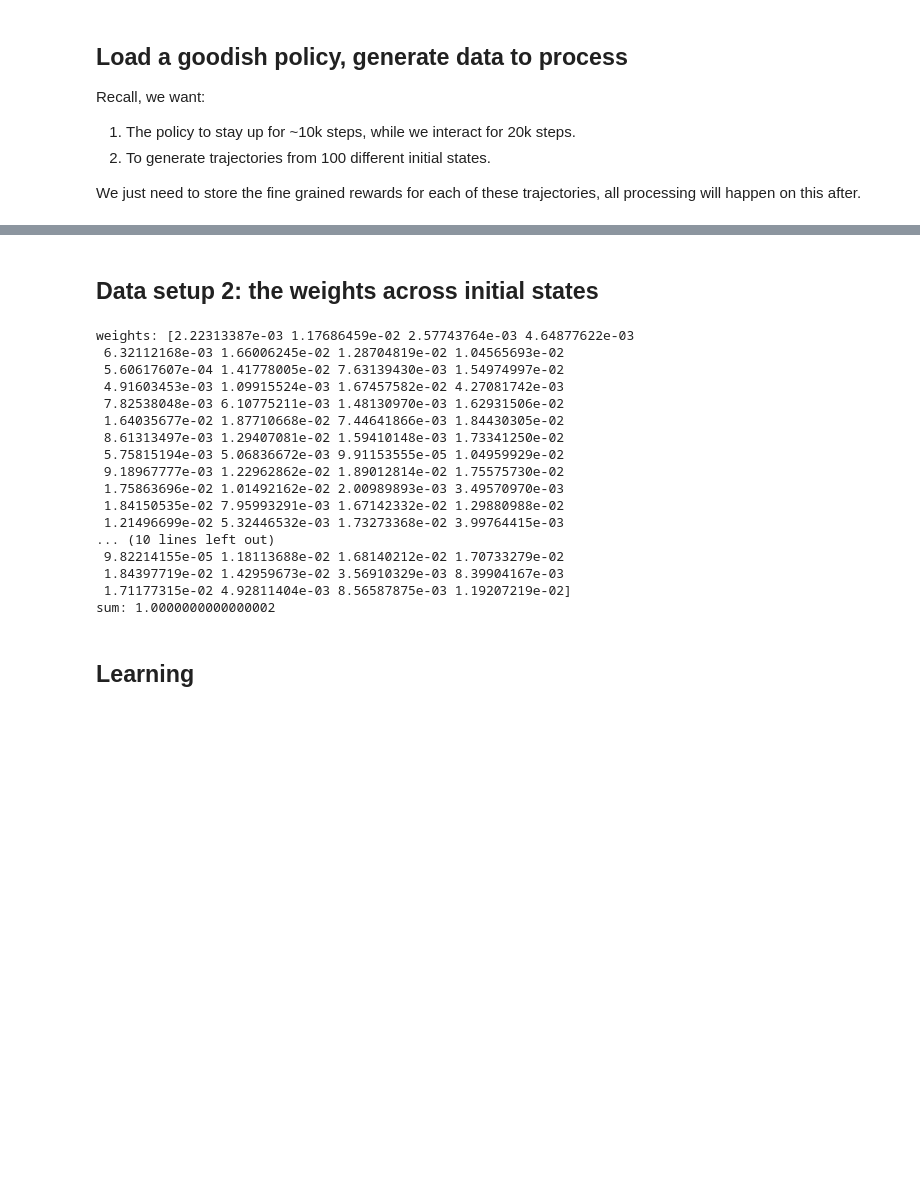
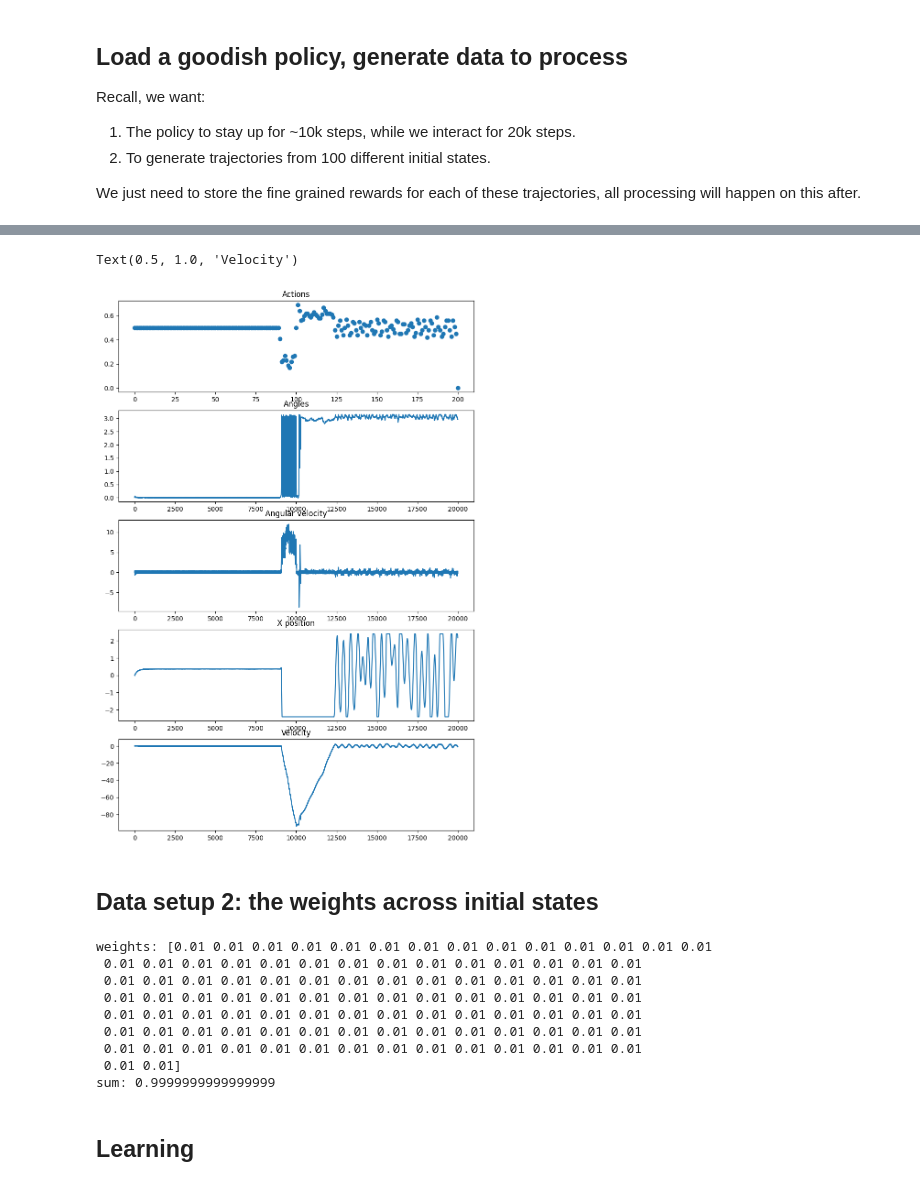
Before and after one commit to aa14k/adaptive_time, a Jupyter notebook: code/adaptive_time/notebooks/value_estimation.ipynb, the cells around one changed output, grey strips where cells are left out. Saved outputs shown, nothing was run; the diff lists cells and outputs as text; code cells hidden in the pictures; blank space fills up the shorter version.

```diff
--- a/code/adaptive_time/notebooks/value_estimation.ipynb
+++ b/code/adaptive_time/notebooks/value_estimation.ipynb
@@ -164,32 +226,51 @@ all rewards shape: (100, 20001)
+# %%
+fig, ax = plt.subplots(5, 1, figsize=(10, 15))
+
+# Actions -- bin them:
+binsize = 100
+binned_actions = []
+for i in range(0, len(actions[traj_idx]), binsize):
+    binned_actions.append(np.mean(actions[traj_idx][i:i+binsize]))
+ax[0].plot(binned_actions, linestyle="none", marker="o")
+ax[0].set_title("Actions")
+
+# ax[0].plot(np.abs(actions[traj_idx]), linestyle="none", marker="o")
+ax[1].plot(np.abs(angles[traj_idx]))
+ax[1].set_title("Angles")
+
+ax[2].plot(d_angles[traj_idx])
+ax[2].set_title("Angular velocity")
+
+ax[3].plot(xs[traj_idx])
+ax[3].set_title("X position")
+
+ax[4].plot(dxs[traj_idx])
+ax[4].set_title("Velocity")
+# %% [output]
+Text(0.5, 1.0, 'Velocity')
+[figure, added]
 # %% [markdown]
 ## Data setup 2: the weights across initial states
 # %%
 seed = 43
 run_lib.reset_randomness(seed, env=None)
 
-weights = np.random.random((num_trajs,))
-weights /= np.sum(weights)
+weights = np.ones((num_trajs,)) / num_trajs
+# weights = np.random.random((num_trajs,))
+# weights /= np.sum(weights)
 
 print("weights:", weights)
 print("sum:", np.sum(weights))
 # %% [output]
-weights: [2.22313387e-03 1.17686459e-02 2.57743764e-03 4.64877622e-03
- 6.32112168e-03 1.66006245e-02 1.28704819e-02 1.04565693e-02
- 5.60617607e-04 1.41778005e-02 7.63139430e-03 1.54974997e-02
- 4.91603453e-03 1.09915524e-03 1.67457582e-02 4.27081742e-03
- 7.82538048e-03 6.10775211e-03 1.48130970e-03 1.62931506e-02
- 1.64035677e-02 1.87710668e-02 7.44641866e-03 1.84430305e-02
- 8.61313497e-03 1.29407081e-02 1.59410148e-03 1.73341250e-02
- 5.75815194e-03 5.06836672e-03 9.91153555e-05 1.04959929e-02
- 9.18967777e-03 1.22962862e-02 1.89012814e-02 1.75575730e-02
- 1.75863696e-02 1.01492162e-02 2.00989893e-03 3.49570970e-03
- 1.84150535e-02 7.95993291e-03 1.67142332e-02 1.29880988e-02
- 1.21496699e-02 5.32446532e-03 1.73273368e-02 3.99764415e-03
-... (10 lines left out)
- 9.82214155e-05 1.18113688e-02 1.68140212e-02 1.70733279e-02
- 1.84397719e-02 1.42959673e-02 3.56910329e-03 8.39904167e-03
- 1.71177315e-02 4.92811404e-03 8.56587875e-03 1.19207219e-02]
-sum: 1.0000000000000002
+weights: [0.01 0.01 0.01 0.01 0.01 0.01 0.01 0.01 0.01 0.01 0.01 0.01 0.01 0.01
+ 0.01 0.01 0.01 0.01 0.01 0.01 0.01 0.01 0.01 0.01 0.01 0.01 0.01 0.01
+ 0.01 0.01 0.01 0.01 0.01 0.01 0.01 0.01 0.01 0.01 0.01 0.01 0.01 0.01
+ 0.01 0.01 0.01 0.01 0.01 0.01 0.01 0.01 0.01 0.01 0.01 0.01 0.01 0.01
+ 0.01 0.01 0.01 0.01 0.01 0.01 0.01 0.01 0.01 0.01 0.01 0.01 0.01 0.01
+ 0.01 0.01 0.01 0.01 0.01 0.01 0.01 0.01 0.01 0.01 0.01 0.01 0.01 0.01
+ 0.01 0.01 0.01 0.01 0.01 0.01 0.01 0.01 0.01 0.01 0.01 0.01 0.01 0.01
+ 0.01 0.01]
+sum: 0.9999999999999999
 # %% [markdown]
 ## Learning
 # %% [markdown]
```
Also changed, not shown: parts of 26 cells of this notebook, 1 other file.
